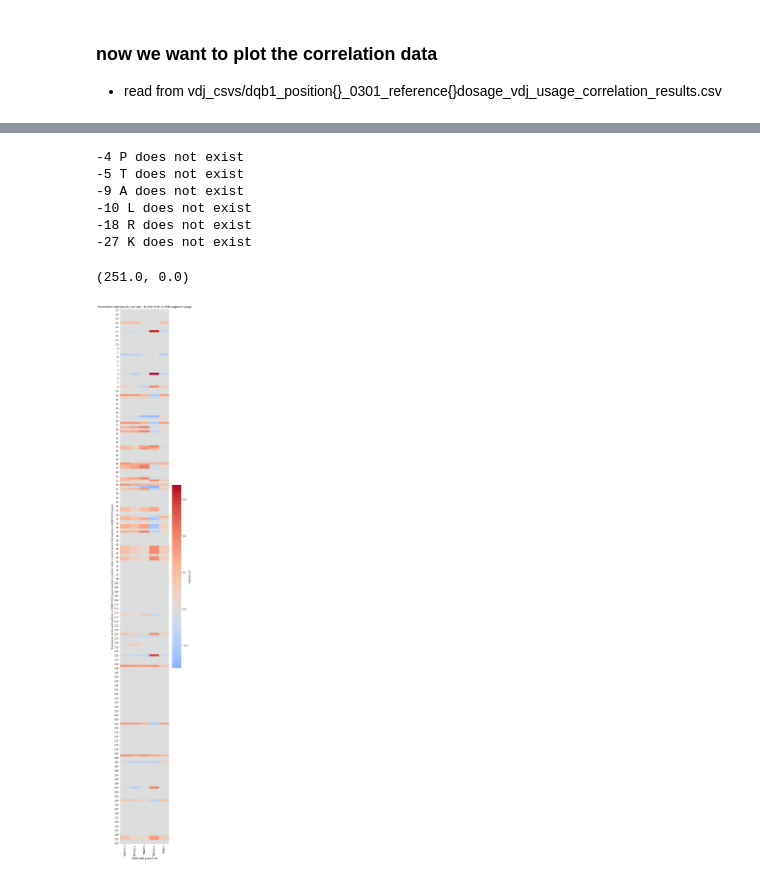
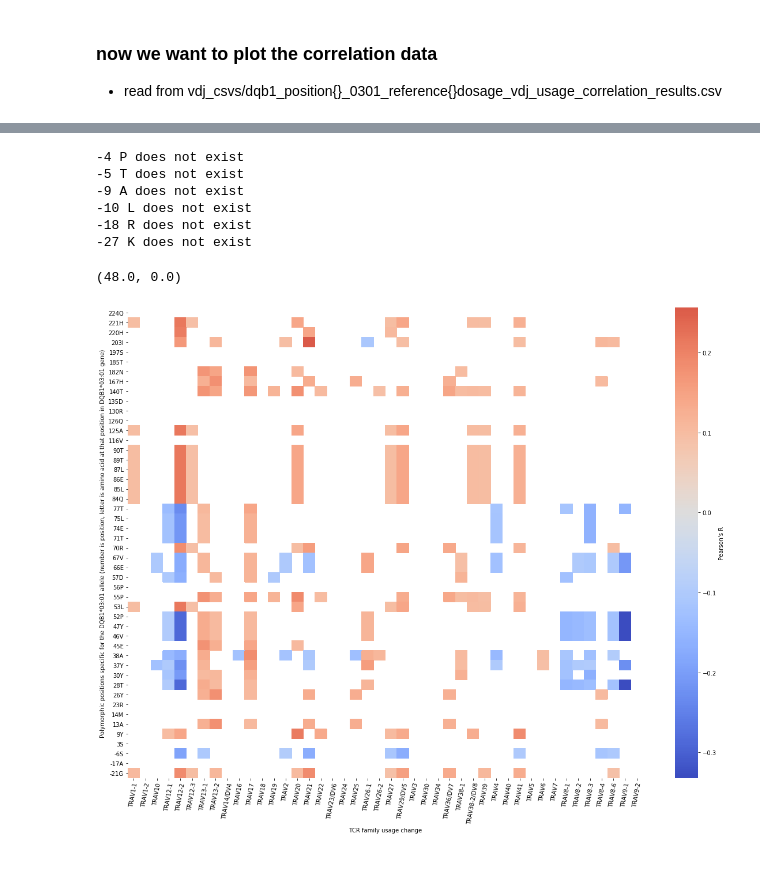
Before and after one commit to Mignot-Lab/TCR_usages, a Jupyter notebook: DGN_X_matrices Amino Acids.ipynb, the cells around one changed output, grey strips where cells are left out. Cells and saved outputs as stored; diff of their text form; code cells hidden in the pictures.

```diff
--- a/DGN_X_matrices Amino Acids.ipynb
+++ b/DGN_X_matrices Amino Acids.ipynb
@@ -18,5 +19,4 @@ patids = []
 with open(fam_path, "r") as f:
     for line in f:
         patids.append(line.split()[0].split("_")[-1])
-patids = patids[:937]
-print(len(patids)) # the first 937 start with "LD" and are in the study
+patids = np.array(patids)
@@ -121,7 +129,7 @@ for position in position_AA_dict: #[26, 45, 55, 57]:
             AA_options = position_AA_dict[position]
             for family in VDJ_AA_df['family'].unique():
                 try:
-                    family_df = get_family_df(family, remove_outliers=False)
+                    family_df = get_family_df(VDJ_AA_df, family, remove_outliers=False)
 #                     ## REGRESSION
 #                     # can drop one variable as they add up to 2
 #                     # alternately use AA_options[:-1] to control for other alleles
@@ -129,7 +137,8 @@ for position in position_AA_dict: #[26, 45, 55, 57]:
 #                     family_pvalue_dict[family] = (len(family_df), slope, slope_p)
 
                     ## CORRELATION
-                    dosage, usage_ratio = family_df[reference_AA], family_df["usage_ratio"]
+                    dosage, usage_ratio = family_df[reference_AA].values, family_df["usage_ratio"]
+                    dosage = np.array([0.0 if d < 0.5  else 1.0 for d in dosage])
                     corrcoef, pvalue = scipy.stats.pearsonr(dosage, usage_ratio)
                     family_corrcoef_dict[family] = (len(family_df), corrcoef, pvalue)
                 except:
@@ -150,7 +159,10 @@ for position in position_AA_dict: #[26, 45, 55, 57]:
             # get 5% FDR corrected p-values
             rejected, corrected_pvalues = multitest.fdrcorrection(pvalues)
 
-            out_file = open("vdj_csvs/dqb1_position{}_0301_reference{}dosage_vdj_usage_correlation_results.csv".format(position, reference_AA), "w")
+            if not os.path.exists("AA_usage_correlation_csvs"):
+                os.mkdir("AA_usage_correlation_csvs")
+
+            out_file = open("AA_usage_correlation_csvs/dqb1_position{}_0301_reference{}dosage_vdj_usage_correlation_results.csv".format(position, reference_AA), "w")
             out_file.write("index,family,n,pearsons_R,pvalue,5%FDR_corrected_pvalue,rejected\n")
 
             for i in range(len(families)):
@@ -163,3 +175,10 @@ for position in position_AA_dict: #[26, 45, 55, 57]:
 # %% [markdown]
 ### now we want to plot the correlation data
 * read from vdj_csvs/dqb1_position{}_0301_reference{}dosage_vdj_usage_correlation_results.csv
+# %%
+# Filter out pseudogenes and non-functional genes
+valid_TCR_genes = set()
+with open("valid_TCR_genes.txt", "r") as f:
+    for line in f:
+        valid_TCR_genes.add(line.strip())
+TRAV_genes = sorted([tcr for tcr in valid_TCR_genes if tcr.startswith("TRAV")])
@@ -176,48 +217,62 @@ for position in position_AA_dict: # [26, 45, 55, 57]
     dfs = []
     #for reference_AA in position_AA_dict[position]:
         #if reference_AA != "x":
-    path = "vdj_csvs/dqb1_position{}_0301_reference{}dosage_vdj_usage_correlation_results.csv".format(position, reference_AA)
+    path = "AA_usage_correlation_csvs/dqb1_position{}_0301_reference{}dosage_vdj_usage_correlation_results.csv".format(position, reference_AA)
 
     if os.path.exists(path):
         df = pd.read_csv(path, index_col=0)
-        #df = df[df["rejected"] == "*"]
+        df = df[df["rejected"] == "*"]
         df = df[['family','pearsons_R']].rename(columns={"pearsons_R":position}) # str(position)+reference_AA
         dfs.append(df)
         df_merged = reduce(lambda left,right: pd.merge(left,right,on=['family'], how='outer'), dfs).fillna(0)
         df_mergeds.append(df_merged)
     else:
         print(position, reference_AA, "does not exist")
 
-
 df_merged_merged = reduce(lambda left,right: pd.merge(left,right,on=['family'], how='outer'), df_mergeds).set_index("family").fillna(0)
 
-## if we want to introduce vectors of zeros to fill in the positions with no AA variation
-for position in range(-27, 225):
-    if position not in df_merged_merged:
-        df_merged_merged[position] = np.zeros((len(df_merged_merged)))
-df_merged_merged = df_merged_merged.sort_index(axis=1)
+# ## if we want to introduce vectors of zeros to fill in the positions with no AA variation
+# for position in range(-27, 225):
+#     if position not in df_merged_merged:
+#         df_merged_merged[position] = np.zeros((len(df_merged_merged)))
+# df_merged_merged = df_merged_merged.sort_index(axis=1)
 
-#interested_genes = {"TRAV13-1", "TRAJ13", "TRAV17", "TRAV13-2", "TRAV20", "TRAV38-1", "TRAV8-4", "TRAJ48", "TRAV14/DV4"}
-# interested_genes = ["TRAV23/DV6", "TRAV17", "TRAV13-1", "TRAV13-2", "TRBV10-3", "TRAV38-1", "TRAV12-1", "TRAJ31", "TRAV21", "TRAJ4", "TRAJ50"]
-interested_genes = ["TRAV13-1", "TRAV13-2", "TRAV17", "TRBV10-3", "TRAJ13"]
+# interested_genes = [
+#  'TRAV13-1',
+#  'TRAV17',
+#  'TRAV13-2',
+#  'TRAV8-4',
+#  'TRAJ13',
+#  'TRBV5-1',
+#  'TRAV38-1',
+#  'TRAV23/DV6',
+#  'TRAV20',
+#  'TRAV36/DV7',]
+
+interested_genes = TRAV_genes
+
 interest_df = df_merged_merged[df_merged_merged.index.isin(interested_genes)]
 
 interest_df = interest_df.reindex(interested_genes, axis=0)
 
-fig, ax = plt.subplots(figsize=(len(interested_genes), 15*3))
-ax = sns.heatmap(interest_df.transpose(), cmap='coolwarm', center=0, cbar_kws={'label': "Pearson's R"})
-plt.xlabel("DQB1 allele position-AA".format(position))
-plt.ylabel("Polymorphic amino acid positions in DQB1*03:01 gene (number is position, letter is amino acid at that position in DQB1*03:01 gene)")
+interest_df.columns = [str(col)+DQB10301_position_AA_dict[col] for col in interest_df.columns]
+
+fig, ax = plt.subplots(figsize=(20,15))
+ax = sns.heatmap(interest_df.replace({0:np.nan}).transpose(), cmap='coolwarm', center=0, cbar_kws={'label': "Pearson's R"})
+# plt.ylabel("DQB1 allele position-AA".format(position))
+plt.xlabel("TCR family usage change")
+plt.ylabel("Polymorphic positions specific for the DQB1*03:01 allele (number is position, letter is amino acid at that position in DQB1*03:01 gene)")
 plt.yticks(rotation=0)
-plt.title("Correlation between AA position in DQB1*03:01 to TCR segment usage")
+plt.xticks(rotation=80)
+# plt.title("Correlation between AA position in DQB1*03:01 to TCR segment usage")
 bottom, top = ax.get_ylim()
 ax.set_ylim(bottom + 0.5, top - 0.5)
 # %% [output]
 -4 P does not exist
 -5 T does not exist
 -9 A does not exist
 -10 L does not exist
 -18 R does not exist
 -27 K does not exist
-(251.0, 0.0)
+(48.0, 0.0)
-[figure, old version]
+[figure, new version]
```
Also changed, not shown: parts of 9 cells of this notebook, 20 other files.
